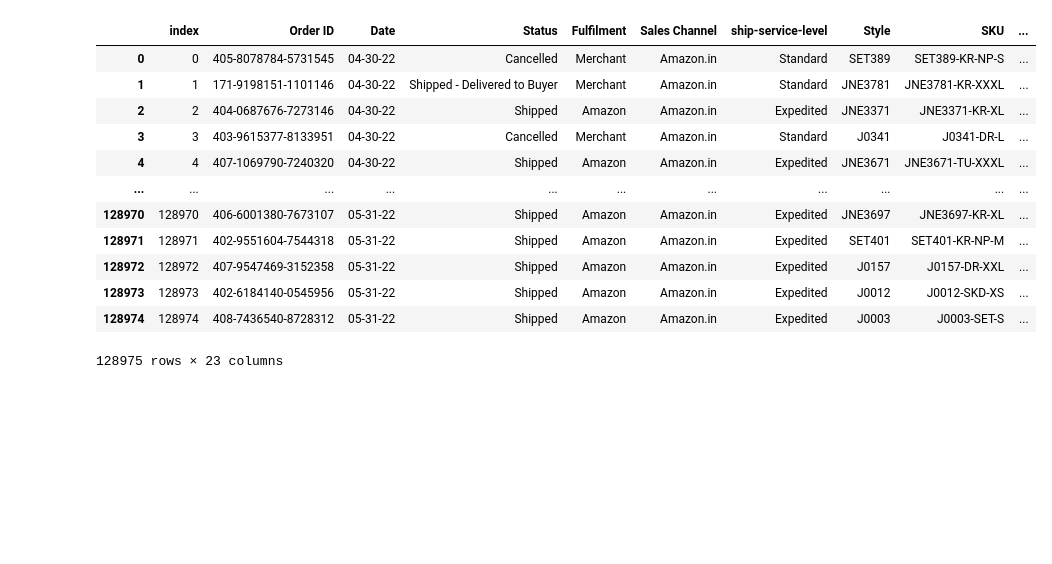
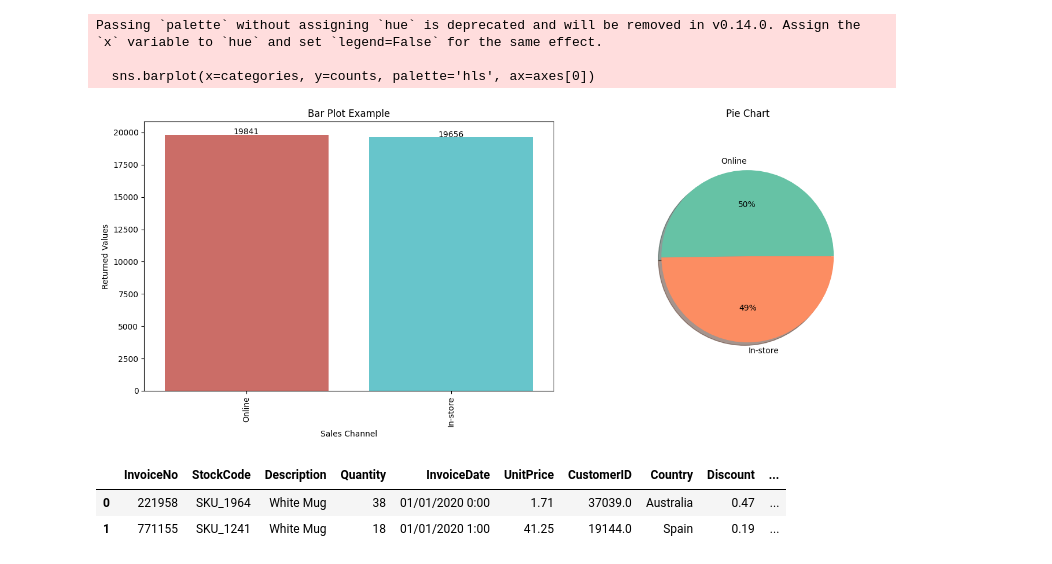
Before and after one commit to losiaawney/DEPI_Sales_project, a Jupyter notebook: DEPI_salesproject.ipynb, the cells around one changed output. Drawn from its saved outputs; the diff is of its cells as text; code cells hidden in the pictures; blank space fills up the shorter version.

```diff
--- a/DEPI_salesproject.ipynb
+++ b/DEPI_salesproject.ipynb
@@ -3,4 +6,4 @@ import pandas as pd
 # %%
-data=pd.read_csv(r"C:\Users\DELL PC\Downloads\Amazon Sale Report.csv")
+data=pd.read_csv(r"D:\DEPI_Sales_project\online_sales_dataset (2).csv")
 data.head(5)
 # %% [output]
@@ -34,2 +71,3 @@ memory usage: 22.8+ MB
 # %%
-data=data.drop_duplicates()
+data .duplicated().sum()
+#data=data.drop_duplicates()
@@ -90,0 +121,3 @@ data.loc[1:5,['Courier Status']]
+# %%
+data.dropna(inplace=True)
+data . reset_index(drop=True)
@@ -229,8 +173,0 @@ data.loc[100:120,['Unnamed: 22']]
-# %%
-column_name = "Unnamed: 22"
-
-if column_name in data.columns:
-    data.drop(columns=[column_name], inplace=True)
-    print( "{column_name}" )
-else:
-    print(column_name)
@@ -239,16 +419,47 @@ else:
+# %%
+#data['SalesChannel'].value_counts().plot(kind='bar')
+categories=list(data['SalesChannel'].value_counts().index)
+counts=data['SalesChannel'].value_counts()
+
+
+
+
+# Create a figure with two subplots (1 row, 2 columns)
+fig, axes = plt.subplots(1, 2, figsize=(15, 6))
+
+# Bar Plot
+sns.barplot(x=categories, y=counts, palette='hls', ax=axes[0])
+axes[0].set_xlabel('Sales Channel')
+axes[0].set_ylabel('Returned Values')
+axes[0].set_title('Bar Plot Example')
+axes[0].tick_params(axis='x', rotation=90)
+
+# Add values on top of bars
+for i in range(len(categories)):
+    axes[0].text(i, counts[i] + 5, counts[i], ha='center')
+
+# Pie Chart
+axes[1].pie(counts,
+            labels=categories,
+            colors=sns.color_palette("Set2"),
+            autopct='%d%%',
+            shadow=True,
+            radius=0.8,
+            counterclock=True,
+            frame=False)
+axes[1].set_title('Pie Chart')
+
+# Adjust layout and show
+plt.tight_layout()
+plt.show()
+# %% [output]
+Passing `palette` without assigning `hue` is deprecated and will be removed in v0.14.0. Assign the `x` variable to `hue` and set `legend=False` for the same effect.
+
+  sns.barplot(x=categories, y=counts, palette='hls', ax=axes[0])
+[figure, added]
 # %%
-data
+data.head(2)
 # %% [output]
-|  | index | Order ID | Date | Status | Fulfilment | Sales Channel | ship-service-level | Style | SKU | ... |
-| 0 | 0 | 405-8078784-5731545 | 04-30-22 | Cancelled | Merchant | Amazon.in | Standard | SET389 | SET389-KR-NP-S | ... |
-| 1 | 1 | 171-9198151-1101146 | 04-30-22 | Shipped - Delivered to Buyer | Merchant | Amazon.in | Standard | JNE3781 | JNE3781-KR-XXXL | ... |
-| 2 | 2 | 404-0687676-7273146 | 04-30-22 | Shipped | Amazon | Amazon.in | Expedited | JNE3371 | JNE3371-KR-XL | ... |
-| 3 | 3 | 403-9615377-8133951 | 04-30-22 | Cancelled | Merchant | Amazon.in | Standard | J0341 | J0341-DR-L | ... |
-| 4 | 4 | 407-1069790-7240320 | 04-30-22 | Shipped | Amazon | Amazon.in | Expedited | JNE3671 | JNE3671-TU-XXXL | ... |
-| ... | ... | ... | ... | ... | ... | ... | ... | ... | ... | ... |
-| 128970 | 128970 | 406-6001380-7673107 | 05-31-22 | Shipped | Amazon | Amazon.in | Expedited | JNE3697 | JNE3697-KR-XL | ... |
-| 128971 | 128971 | 402-9551604-7544318 | 05-31-22 | Shipped | Amazon | Amazon.in | Expedited | SET401 | SET401-KR-NP-M | ... |
-| 128972 | 128972 | 407-9547469-3152358 | 05-31-22 | Shipped | Amazon | Amazon.in | Expedited | J0157 | J0157-DR-XXL | ... |
-| 128973 | 128973 | 402-6184140-0545956 | 05-31-22 | Shipped | Amazon | Amazon.in | Expedited | J0012 | J0012-SKD-XS | ... |
-| 128974 | 128974 | 408-7436540-8728312 | 05-31-22 | Shipped | Amazon | Amazon.in | Expedited | J0003 | J0003-SET-S | ... |
+|  | InvoiceNo | StockCode | Description | Quantity | InvoiceDate | UnitPrice | CustomerID | Country | Discount | ... |
+| 0 | 221958 | SKU_1964 | White Mug | 38 | 01/01/2020 0:00 | 1.71 | 37039.0 | Australia | 0.47 | ... |
+| 1 | 771155 | SKU_1241 | White Mug | 18 | 01/01/2020 1:00 | 41.25 | 19144.0 | Spain | 0.19 | ... |
-128975 rows × 23 columns
```
Also changed, not shown: parts of 47 cells of this notebook, 2 other files.
